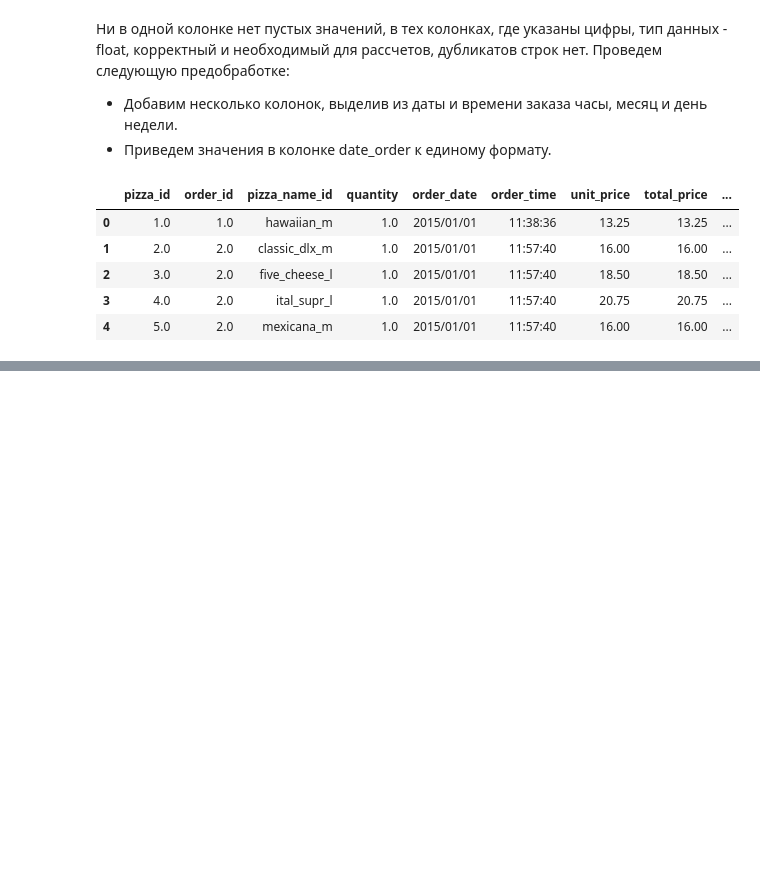
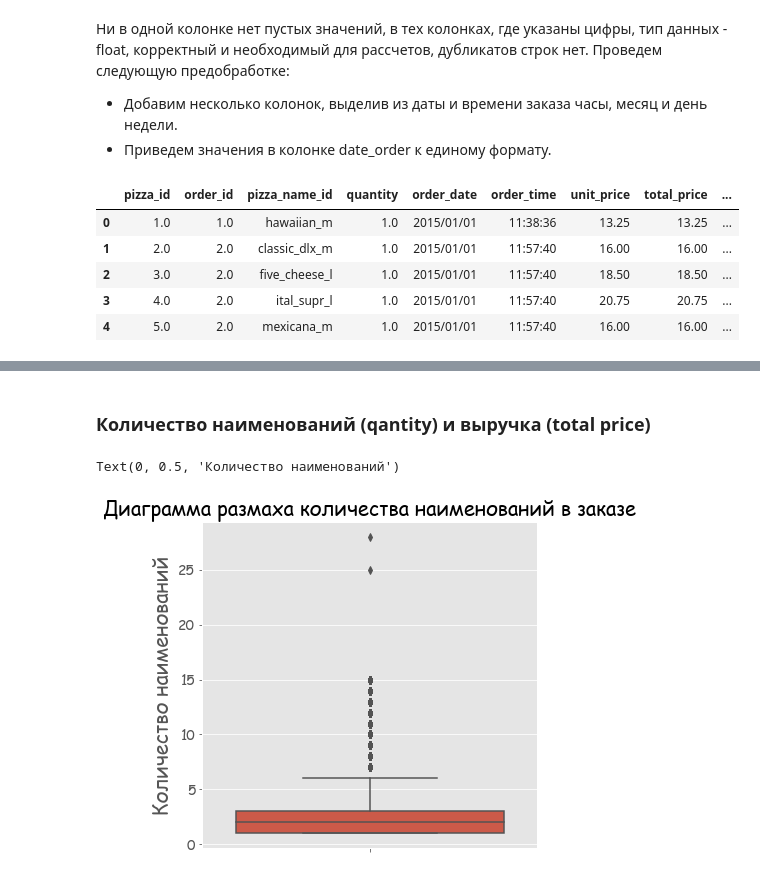
Before and after one commit to pettekaterina/Pizza_sailes, a Jupyter notebook: pizza.ipynb, the cells around one changed output, grey strips where cells are left out. Saved outputs shown, nothing was run; the diff lists cells and outputs as text; code cells hidden in the pictures; blank space fills up the shorter version.

```diff
--- a/pizza.ipynb
+++ b/pizza.ipynb
@@ -157,0 +158,3 @@ sns.lineplot(data=hours, x='order_hour', y='total_price')
+# %%
+# просмотр параметров matplotlib
+plt.rcParams.keys()
@@ -157,0 +179,23 @@ sns.lineplot(data=hours, x='order_hour', y='total_price')
+# %%
+# выберем стиль и зададим параметры
+plt.style.use('ggplot')
+params = {
+    'font.size': 20,
+    'axes.titlesize': 20,
+    'xtick.labelsize': 15,
+    'axes.labelsize': 20,
+    'ytick.labelsize' : 15,
+    'font.family':  'cursive',
+    'figure.figsize': [6.0, 6.0],
+}
+plt.rcParams.update(params)
+# %% [markdown]
+### Количество наименований (qantity) и выручка (total price)
+# %%
+# построим диаграмму распределения
+sns.boxplot(data=orders, y='quantity')
+plt.title('Диаграмма размаха количества наименований в заказе')
+plt.ylabel('Количество наименований')
+# %% [output]
+Text(0, 0.5, 'Количество наименований')
+[figure, added]
```
Also changed, not shown: parts of 59 cells of this notebook, 1 other file.
